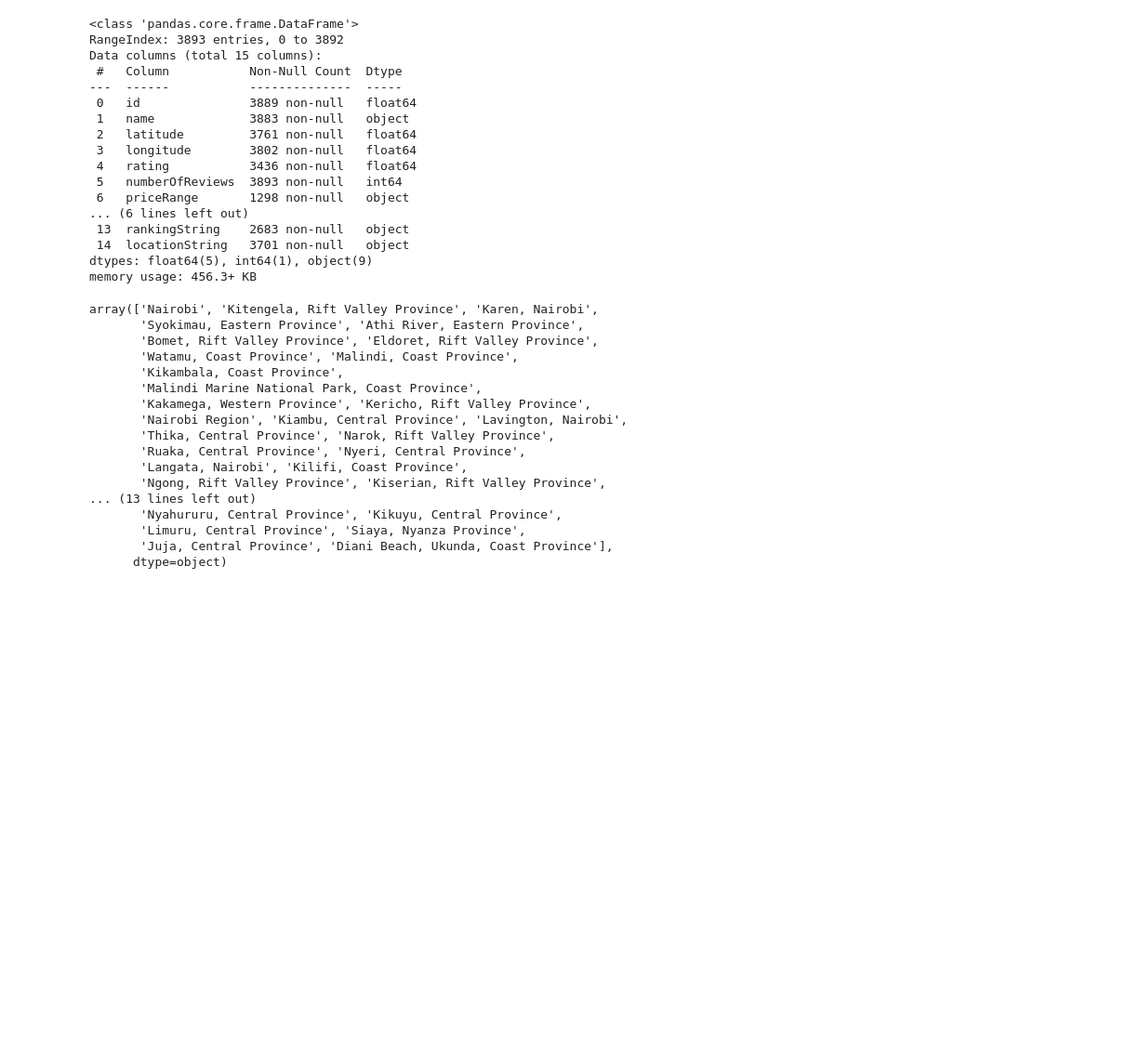
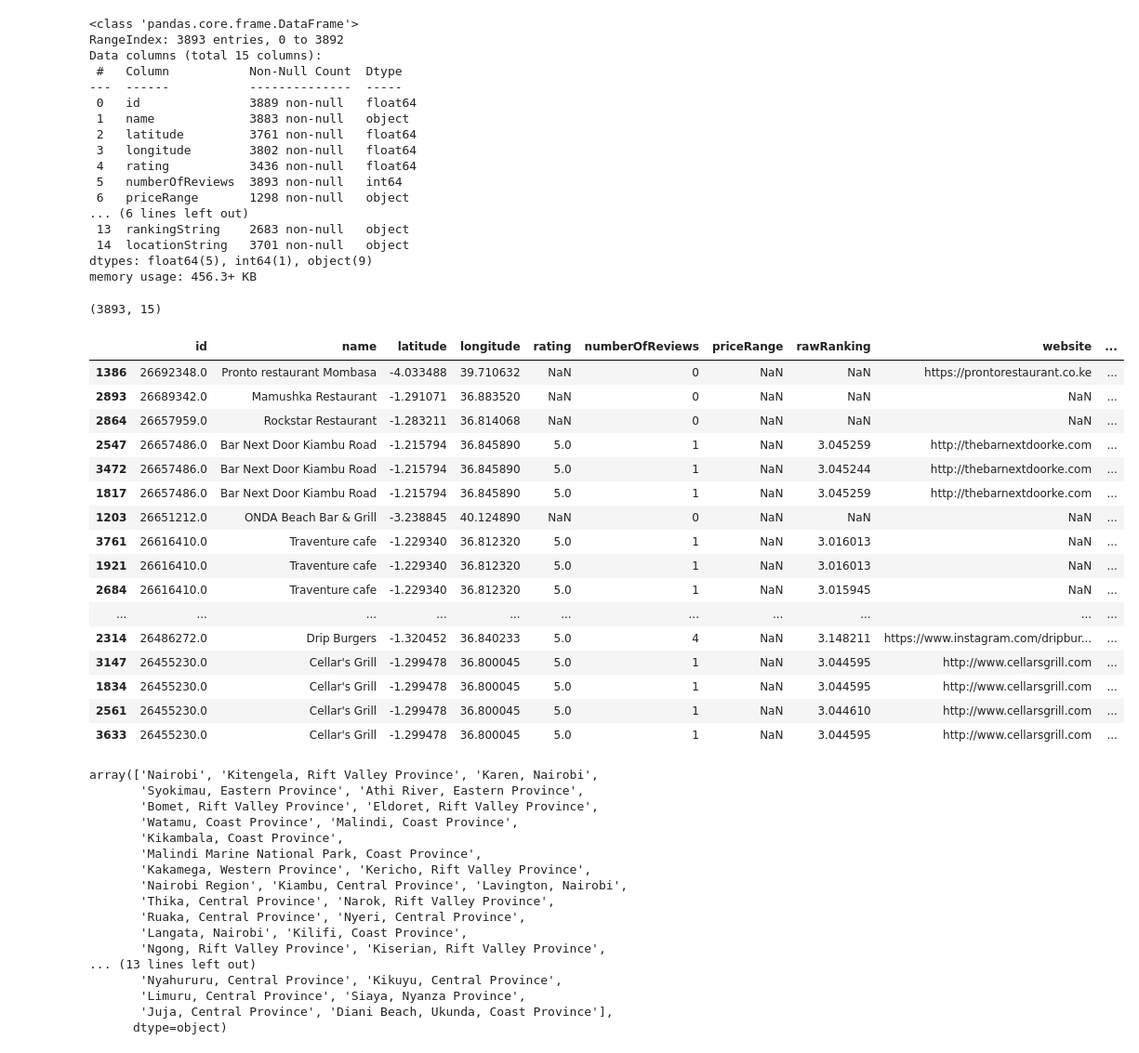
Before and after one commit to Ivan3864/Flavors-of-Kenya-The-Restaurant-Recommender, a Jupyter notebook: Notebook.ipynb, the cells around one changed output. Shown: that part at 93% size. Cells and saved outputs as stored; diff of their text form; code cells hidden in the pictures; blank space fills up the shorter version.

Commit message:
Data cleaning

```diff
--- a/Notebook.ipynb
+++ b/Notebook.ipynb
@@ -143,6 +143,31 @@ Data columns (total 15 columns):
  14  locationString   3701 non-null   object
 dtypes: float64(5), int64(1), object(9)
 memory usage: 456.3+ KB
+# %%
+data.shape
+# %% [output]
+(3893, 15)
+# %%
+duplicates = data[data.duplicated(subset='id')].sort_values(by='id', ascending=False)
+duplicates.head(20)
+# %% [output]
+|  | id | name | latitude | longitude | rating | numberOfReviews | priceRange | rawRanking | website | ... |
+| 1386 | 26692348.0 | Pronto restaurant Mombasa | -4.033488 | 39.710632 | NaN | 0 | NaN | NaN | https://prontorestaurant.co.ke | ... |
+| 2893 | 26689342.0 | Mamushka Restaurant | -1.291071 | 36.883520 | NaN | 0 | NaN | NaN | NaN | ... |
+| 2864 | 26657959.0 | Rockstar Restaurant | -1.283211 | 36.814068 | NaN | 0 | NaN | NaN | NaN | ... |
+| 2547 | 26657486.0 | Bar Next Door Kiambu Road | -1.215794 | 36.845890 | 5.0 | 1 | NaN | 3.045259 | http://thebarnextdoorke.com | ... |
+| 3472 | 26657486.0 | Bar Next Door Kiambu Road | -1.215794 | 36.845890 | 5.0 | 1 | NaN | 3.045244 | http://thebarnextdoorke.com | ... |
+| 1817 | 26657486.0 | Bar Next Door Kiambu Road | -1.215794 | 36.845890 | 5.0 | 1 | NaN | 3.045259 | http://thebarnextdoorke.com | ... |
+| 1203 | 26651212.0 | ONDA Beach Bar & Grill | -3.238845 | 40.124890 | NaN | 0 | NaN | NaN | NaN | ... |
+| 3761 | 26616410.0 | Traventure cafe | -1.229340 | 36.812320 | 5.0 | 1 | NaN | 3.016013 | NaN | ... |
+| 1921 | 26616410.0 | Traventure cafe | -1.229340 | 36.812320 | 5.0 | 1 | NaN | 3.016013 | NaN | ... |
+| 2684 | 26616410.0 | Traventure cafe | -1.229340 | 36.812320 | 5.0 | 1 | NaN | 3.015945 | NaN | ... |
+| ... | ... | ... | ... | ... | ... | ... | ... | ... | ... | ... |
+| 2314 | 26486272.0 | Drip Burgers | -1.320452 | 36.840233 | 5.0 | 4 | NaN | 3.148211 | https://www.instagram.com/dripbur... | ... |
+| 3147 | 26455230.0 | Cellar's Grill | -1.299478 | 36.800045 | 5.0 | 1 | NaN | 3.044595 | http://www.cellarsgrill.com | ... |
+| 1834 | 26455230.0 | Cellar's Grill | -1.299478 | 36.800045 | 5.0 | 1 | NaN | 3.044595 | http://www.cellarsgrill.com | ... |
+| 2561 | 26455230.0 | Cellar's Grill | -1.299478 | 36.800045 | 5.0 | 1 | NaN | 3.044610 | http://www.cellarsgrill.com | ... |
+| 3633 | 26455230.0 | Cellar's Grill | -1.299478 | 36.800045 | 5.0 | 1 | NaN | 3.044595 | http://www.cellarsgrill.com | ... |
 # %%
 data['locationString'].unique()
 # %% [output]
```
Also changed, not shown: parts of 13 cells of this notebook.
